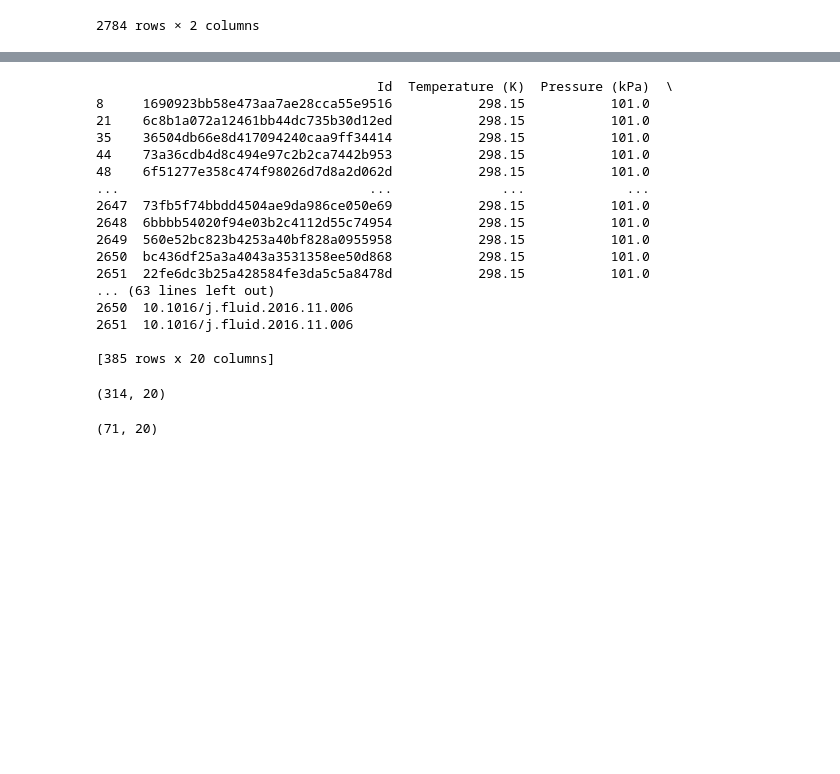
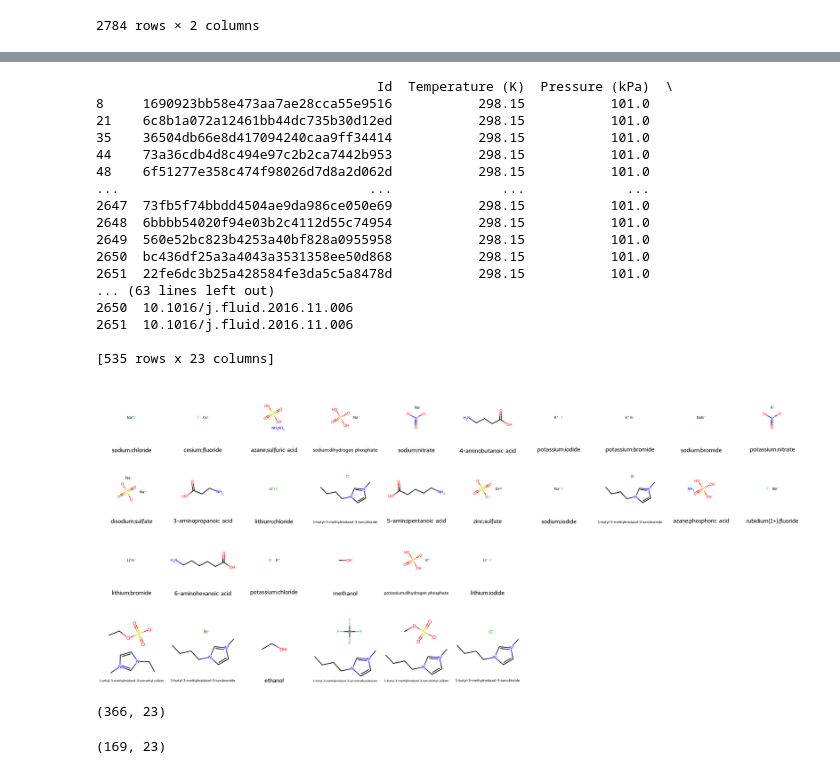
Before and after one commit to barmoral/evaluator-ThermoML, a Jupyter notebook: evaluator_osmcoeff.ipynb, the cells around one changed output, grey strips where cells are left out. Saved outputs shown, nothing was run; the diff lists cells and outputs as text; code cells hidden in the pictures; blank space fills up the shorter version.

Commit message:
most updated code for filtering osmotic coefficients from ThermoML dois

```diff
--- a/evaluator_osmcoeff.ipynb
+++ b/evaluator_osmcoeff.ipynb
@@ -152,3 +179,17 @@ df_osmotic[['N Components','Component 1']]
 | 2782 | 2 | N[C@@H](CO)C(=O)O |
 | 2783 | 2 | N[C@@H](CO)C(=O)O |
 2784 rows × 2 columns
+# %%
+def get_figures(smiles_list):
+    func_group_mols=[]
+    matchlegend=[]
+    for m in set(smiles_list):
+        if m != 'O':
+            compounds=pubchempy.get_compounds(m, namespace='smiles')
+            match = compounds[0]
+            match_name=str(match.iupac_name)
+            matchlegend.append(match_name)
+            mol=Chem.MolFromSmiles(m)
+            func_group_mols.append(mol)
+    init_fig=MolsToGridImage(mols=func_group_mols, legends=matchlegend, molsPerRow=10, returnPNG=False)
+    return init_fig
@@ -155,5 +286,6 @@ df_osmotic[['N Components','Component 1']]
 # %%
-df_select=df_osmotic[(df_osmotic['Temperature (K)'] > 298.0) & (df_osmotic['Temperature (K)'] < 300.0) & (df_osmotic['Pressure (kPa)'] == 101 ) & (df_osmotic['N Components'] == 2) & (df_osmotic['Component 2'] == 'O')]
+# df_select=df_osmotic[(df_osmotic['Temperature (K)'] > 293.0) & (df_osmotic['Temperature (K)'] < 300.0) & (df_osmotic['Pressure (kPa)'] == 101 ) & (df_osmotic['N Components'] == 2) & (df_osmotic['Component 2'] == 'O')]
+df_select=df_osmotic[(df_osmotic['Temperature (K)'] > 293.0) & (df_osmotic['Temperature (K)'] < 300.0) & (df_osmotic['Pressure (kPa)'] == 101 ) & (df_osmotic['N Components'] == 2)]
 # %%
 print(df_select)
 # %% [output]
@@ -173,7 +305,19 @@ print(df_select)
 2650  10.1016/j.fluid.2016.11.006
 2651  10.1016/j.fluid.2016.11.006
 
-[385 rows x 20 columns]
+[535 rows x 23 columns]
+# %%
+df_select_smiles1=df_select['Component 1']
+df_select_smiles2=df_select['Component 2']
+df_select_smiles3=df_select['Component 3']
+
+get_figures(df_select_smiles1)
+# %% [output]
+[figure, added]
+# %%
+get_figures(df_select_smiles2)
+# %% [output]
+[figure, added]
 # %%
 df_select[
 ['Id',
@@ -196,11 +340,11 @@ df_select_nonions=df_select[~(df_select['Component 1'].str.contains('+', regex=F
 # %%
 df_select_ions.shape
 # %% [output]
-(314, 20)
+(366, 23)
 # %%
 df_select_nonions.shape
 # %% [output]
-(71, 20)
+(169, 23)
 # %%
 df_select_ions[
 ['Id',
```
Also changed, not shown: parts of 14 cells of this notebook.
